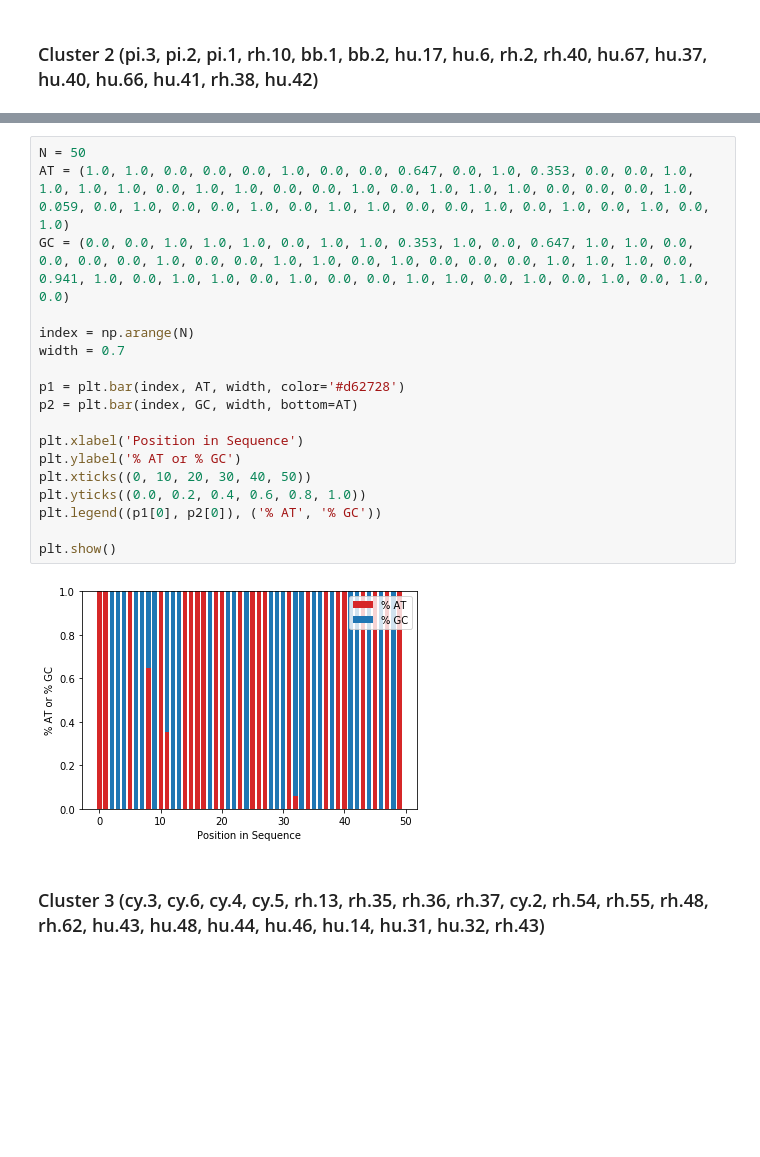
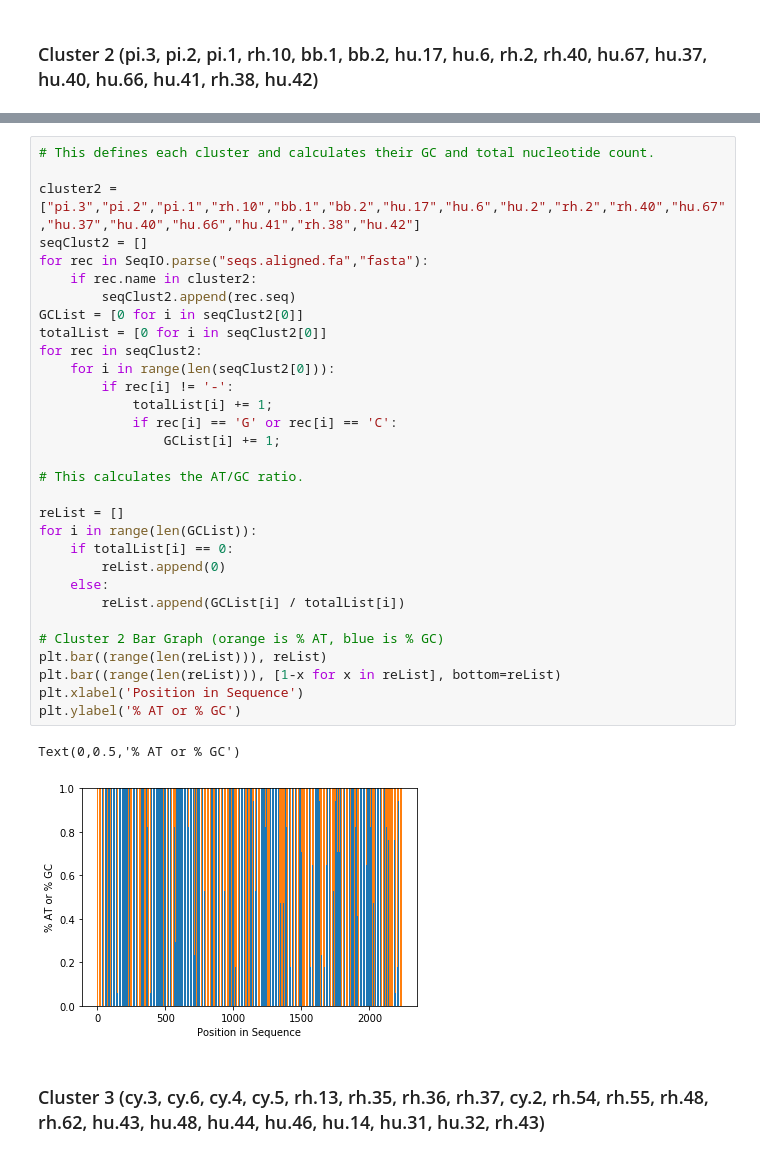
Before and after one commit to michael19348/BioE-131-Labs, a Jupyter notebook: Michael Xu_Lab 2.ipynb, the cells around one changed output, grey strips where cells are left out. Cells and saved outputs as stored; diff of their text form; blank space fills up the shorter version.

```diff
--- a/Michael Xu_Lab 2.ipynb
+++ b/Michael Xu_Lab 2.ipynb
@@ -128,22 +101,36 @@ ATGGCTGCTGACGGTTATCTTCCAGATTGGCTCGAGGACAACCT...TAA hu.40
-# %%
-N = 50
-AT = (1.0, 1.0, 0.0, 0.0, 0.0, 1.0, 0.0, 0.0, 0.647, 0.0, 1.0, 0.353, 0.0, 0.0, 1.0, 1.0, 1.0, 1.0, 0.0, 1.0, 1.0, 0.0, 0.0, 1.0, 0.0, 1.0, 1.0, 1.0, 0.0, 0.0, 0.0, 1.0, 0.059, 0.0, 1.0, 0.0, 0.0, 1.0, 0.0, 1.0, 1.0, 0.0, 0.0, 1.0, 0.0, 1.0, 0.0, 1.0, 0.0, 1.0)
-GC = (0.0, 0.0, 1.0, 1.0, 1.0, 0.0, 1.0, 1.0, 0.353, 1.0, 0.0, 0.647, 1.0, 1.0, 0.0, 0.0, 0.0, 0.0, 1.0, 0.0, 0.0, 1.0, 1.0, 0.0, 1.0, 0.0, 0.0, 0.0, 1.0, 1.0, 1.0, 0.0, 0.941, 1.0, 0.0, 1.0, 1.0, 0.0, 1.0, 0.0, 0.0, 1.0, 1.0, 0.0, 1.0, 0.0, 1.0, 0.0, 1.0, 0.0)
-
-index = np.arange(N)
-width = 0.7
-
-p1 = plt.bar(index, AT, width, color='#d62728')
-p2 = plt.bar(index, GC, width, bottom=AT)
-
-plt.xlabel('Position in Sequence')
-plt.ylabel('% AT or % GC')
-plt.xticks((0, 10, 20, 30, 40, 50))
-plt.yticks((0.0, 0.2, 0.4, 0.6, 0.8, 1.0))
-plt.legend((p1[0], p2[0]), ('% AT', '% GC'))
-
-plt.show()
-# %% [output]
-[figure, removed]
+# %%
+# This defines each cluster and calculates their GC and total nucleotide count.
+
+cluster2 = ["pi.3","pi.2","pi.1","rh.10","bb.1","bb.2","hu.17","hu.6","hu.2","rh.2","rh.40","hu.67","hu.37","hu.40","hu.66","hu.41","rh.38","hu.42"]
+seqClust2 = []
+for rec in SeqIO.parse("seqs.aligned.fa","fasta"):
+    if rec.name in cluster2:
+        seqClust2.append(rec.seq)
+GCList = [0 for i in seqClust2[0]]
+totalList = [0 for i in seqClust2[0]]
+for rec in seqClust2:
+    for i in range(len(seqClust2[0])):
+        if rec[i] != '-':
+            totalList[i] += 1;
+            if rec[i] == 'G' or rec[i] == 'C':
+                GCList[i] += 1;
+
+# This calculates the AT/GC ratio.
+
+reList = []
+for i in range(len(GCList)):
+    if totalList[i] == 0:
+        reList.append(0)
+    else:
+        reList.append(GCList[i] / totalList[i])
+
+# Cluster 2 Bar Graph (orange is % AT, blue is % GC)
+plt.bar((range(len(reList))), reList)
+plt.bar((range(len(reList))), [1-x for x in reList], bottom=reList)
+plt.xlabel('Position in Sequence')
+plt.ylabel('% AT or % GC')
+# %% [output]
+Text(0,0.5,'% AT or % GC')
+[figure, added]
 # %% [markdown]
 ### Cluster 3 (cy.3, cy.6, cy.4, cy.5, rh.13, rh.35, rh.36, rh.37, cy.2, rh.54, rh.55, rh.48, rh.62, hu.43, hu.48, hu.44, hu.46, hu.14, hu.31, hu.32, rh.43)
```
Also changed, not shown: parts of 11 cells of this notebook.
